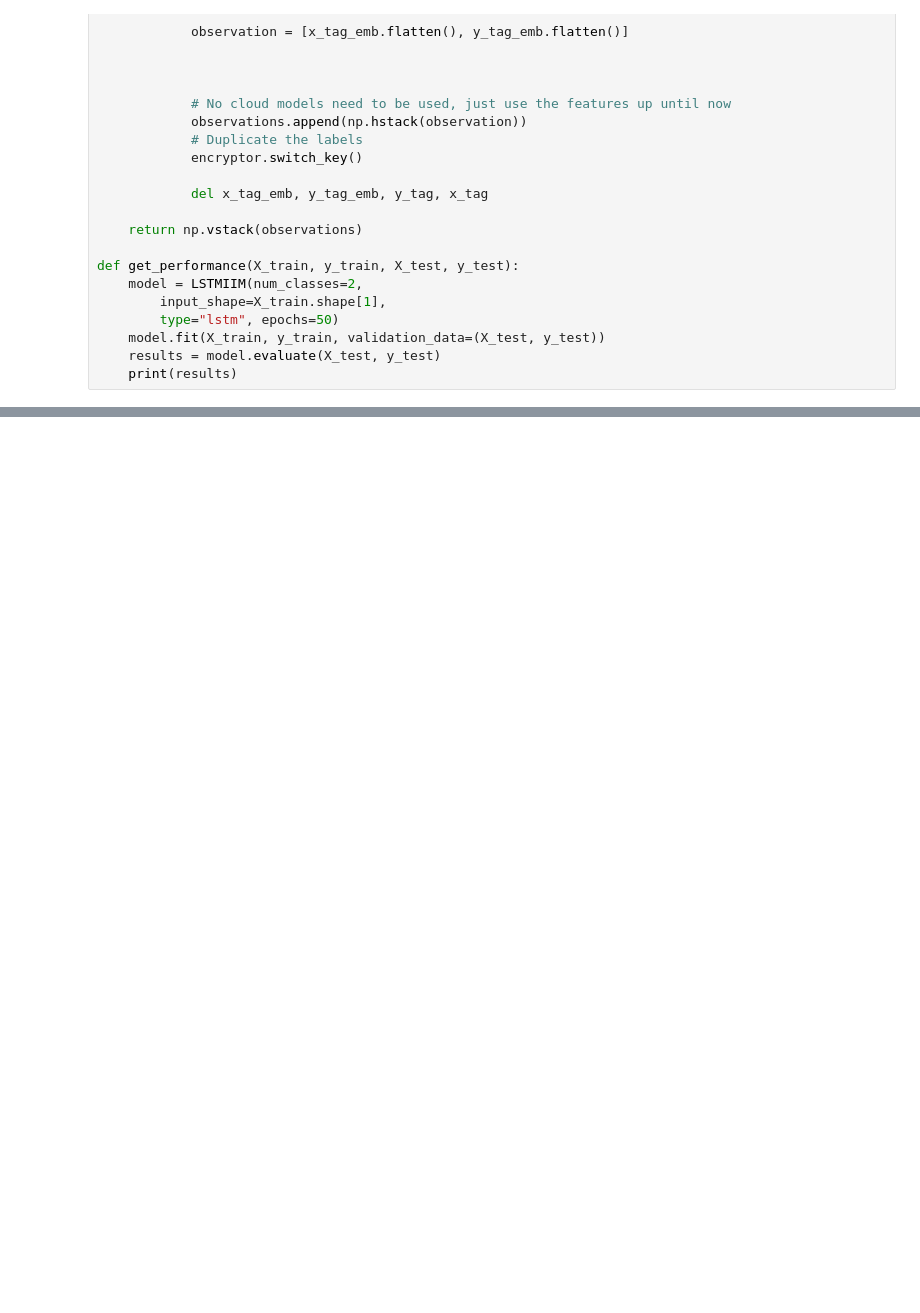
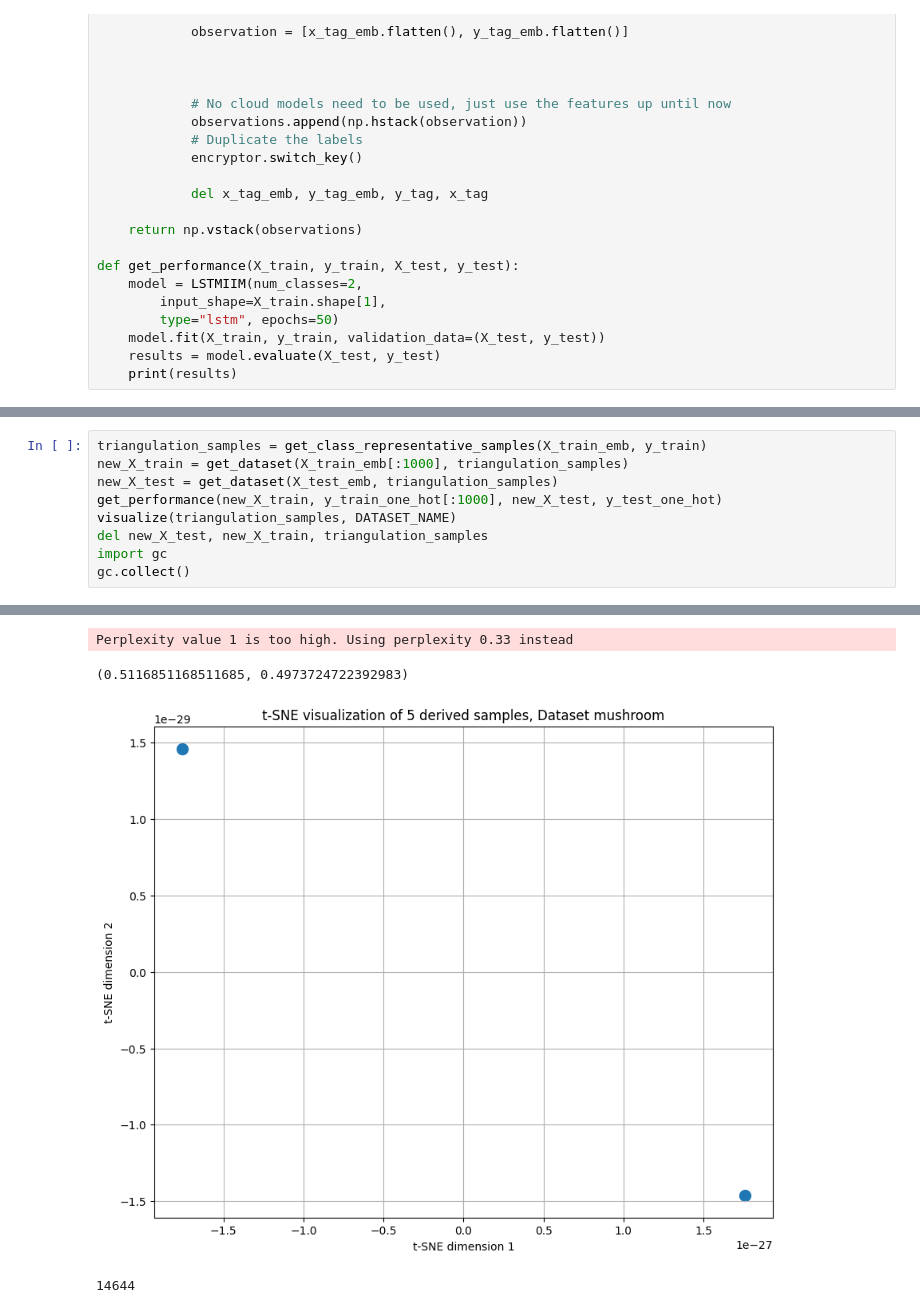
Before and after one commit to EdenYavin/Tabular-Cloud-ML, a Jupyter notebook: notebooks/traingulation.ipynb, the cells around one changed output, grey strips where cells are left out. Saved outputs shown, nothing was run; the diff lists cells and outputs as text; blank space fills up the shorter version.

Commit message:
use represent labels

```diff
--- a/notebooks/traingulation.ipynb
+++ b/notebooks/traingulation.ipynb
@@ -857,0 +921,10 @@ Invoked with: 882, 467082176568, 100.0
+# %%
+triangulation_samples = get_class_representative_samples(X_train_emb, y_train)
+new_X_train = get_dataset(X_train_emb[:1000], triangulation_samples)
+new_X_test = get_dataset(X_test_emb, triangulation_samples)
+get_performance(new_X_train, y_train_one_hot[:1000], new_X_test, y_test_one_hot)
+visualize(triangulation_samples, DATASET_NAME)
+del new_X_test, new_X_train, triangulation_samples
+import gc
+gc.collect()
+# %% [output]
@@ -857,0 +948,4 @@ Invoked with: 882, 467082176568, 100.0
+Perplexity value 1 is too high. Using perplexity 0.33 instead
+(0.5116851168511685, 0.4973724722392983)
+[figure, added]
+14644
```
Also changed, not shown: parts of 11 cells of this notebook, 3 other files.
